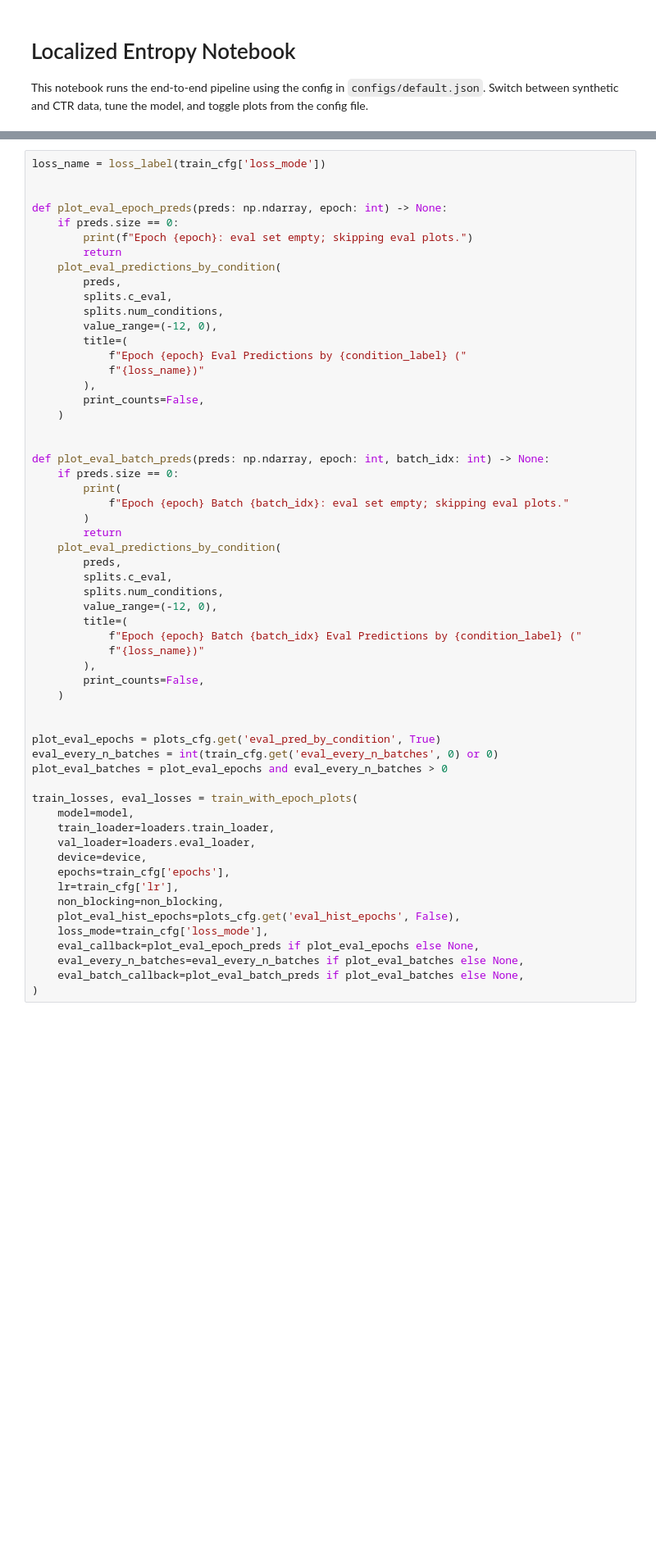
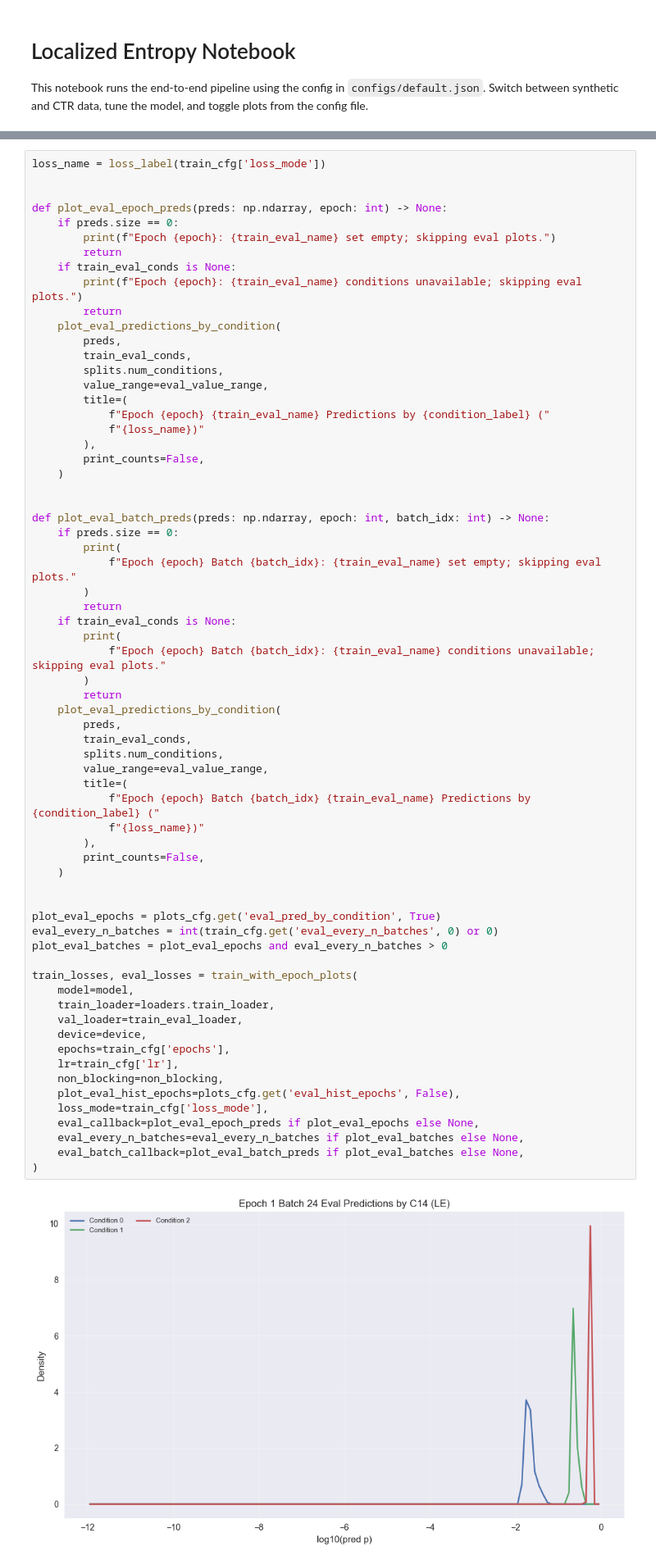
Before and after one commit to recursehex/LocalizedEntropy, a Jupyter notebook: localized_entropy.ipynb, the cells around one changed output, grey strips where cells are left out. Shown at 82% size. Drawn from its saved outputs; the diff is of its cells as text; blank space fills up the shorter version.

```diff
--- a/localized_entropy.ipynb
+++ b/localized_entropy.ipynb
@@ -319,15 +460,18 @@ loss_name = loss_label(train_cfg['loss_mode'])
 
 def plot_eval_epoch_preds(preds: np.ndarray, epoch: int) -> None:
     if preds.size == 0:
-        print(f"Epoch {epoch}: eval set empty; skipping eval plots.")
+        print(f"Epoch {epoch}: {train_eval_name} set empty; skipping eval plots.")
+        return
+    if train_eval_conds is None:
+        print(f"Epoch {epoch}: {train_eval_name} conditions unavailable; skipping eval plots.")
         return
     plot_eval_predictions_by_condition(
         preds,
-        splits.c_eval,
+        train_eval_conds,
         splits.num_conditions,
-        value_range=(-12, 0),
+        value_range=eval_value_range,
         title=(
-            f"Epoch {epoch} Eval Predictions by {condition_label} ("
+            f"Epoch {epoch} {train_eval_name} Predictions by {condition_label} ("
             f"{loss_name})"
         ),
         print_counts=False,
@@ -337,37 +481,44 @@ def plot_eval_epoch_preds(preds: np.ndarray, epoch: int) -> None:
 def plot_eval_batch_preds(preds: np.ndarray, epoch: int, batch_idx: int) -> None:
     if preds.size == 0:
         print(
-            f"Epoch {epoch} Batch {batch_idx}: eval set empty; skipping eval plots."
+            f"Epoch {epoch} Batch {batch_idx}: {train_eval_name} set empty; skipping eval plots."
+        )
+        return
+    if train_eval_conds is None:
+        print(
+            f"Epoch {epoch} Batch {batch_idx}: {train_eval_name} conditions unavailable; skipping eval plots."
         )
         return
     plot_eval_predictions_by_condition(
         preds,
-        splits.c_eval,
+        train_eval_conds,
         splits.num_conditions,
-        value_range=(-12, 0),
+        value_range=eval_value_range,
         title=(
-            f"Epoch {epoch} Batch {batch_idx} Eval Predictions by {condition_label} ("
+            f"Epoch {epoch} Batch {batch_idx} {train_eval_name} Predictions by {condition_label} ("
             f"{loss_name})"
         ),
         print_counts=False,
     )
 
 
 plot_eval_epochs = plots_cfg.get('eval_pred_by_condition', True)
 eval_every_n_batches = int(train_cfg.get('eval_every_n_batches', 0) or 0)
 plot_eval_batches = plot_eval_epochs and eval_every_n_batches > 0
 
 train_losses, eval_losses = train_with_epoch_plots(
     model=model,
     train_loader=loaders.train_loader,
-    val_loader=loaders.eval_loader,
+    val_loader=train_eval_loader,
     device=device,
     epochs=train_cfg['epochs'],
     lr=train_cfg['lr'],
     non_blocking=non_blocking,
     plot_eval_hist_epochs=plots_cfg.get('eval_hist_epochs', False),
     loss_mode=train_cfg['loss_mode'],
     eval_callback=plot_eval_epoch_preds if plot_eval_epochs else None,
     eval_every_n_batches=eval_every_n_batches if plot_eval_batches else None,
     eval_batch_callback=plot_eval_batch_preds if plot_eval_batches else None,
 )
+# %% [output]
+[figure, added]
```
Also changed, not shown: parts of 14 cells of this notebook, 3 other files.
